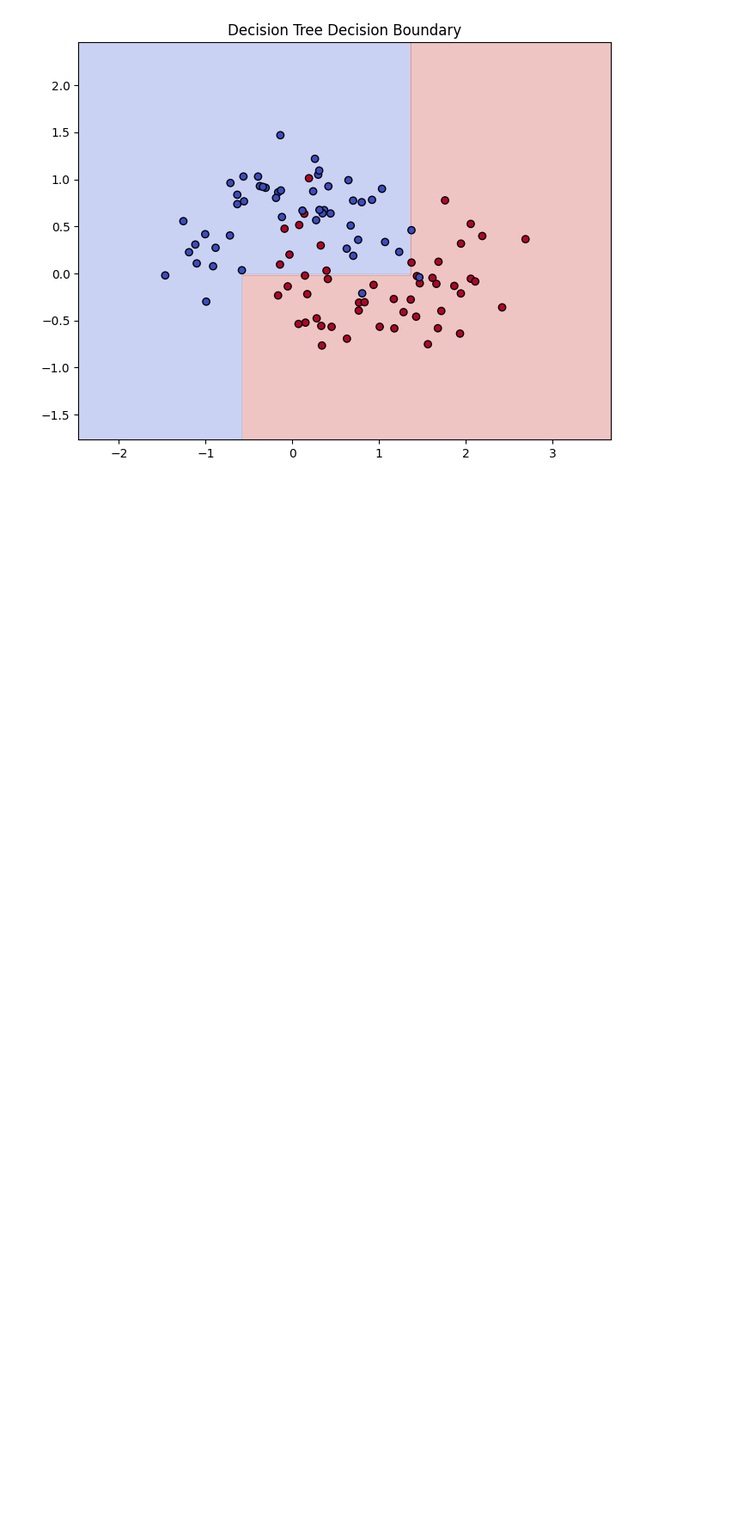
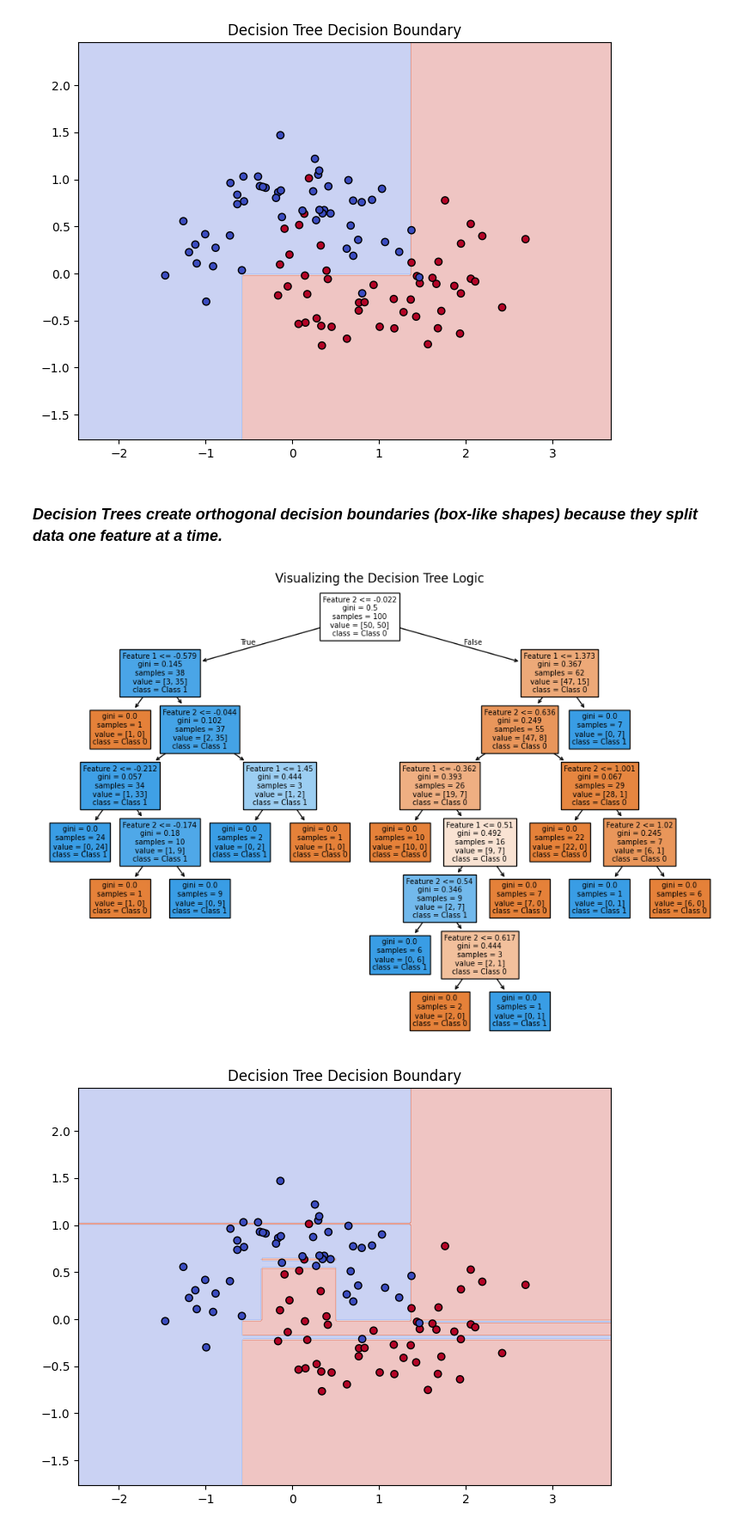
Before and after one commit to Plabss/ML-Journey, a Jupyter notebook: Supervised_Learning/05_Decision_Trees.ipynb, the cells around one changed output. Shown: that part at 86% size. Cells and saved outputs as stored; diff of their text form; code cells hidden in the pictures; blank space fills up the shorter version.

```diff
--- a/Supervised_Learning/05_Decision_Trees.ipynb
+++ b/Supervised_Learning/05_Decision_Trees.ipynb
@@ -37,3 +37,44 @@ plt.show()
 # %% [output]
 [figure]
 [figure]
+# %% [markdown]
+### ***Decision Trees create orthogonal decision boundaries (box-like shapes) because they split data one feature at a time.***
+# %%
+import numpy as np
+import matplotlib.pyplot as plt
+from sklearn.tree import DecisionTreeClassifier, plot_tree
+from sklearn.datasets import make_moons
+
+# 1. Generate Non-Linear Data (The "Moons" dataset)
+# This creates two swirling moon shapes that a straight line cannot separate
+X, y = make_moons(n_samples=100, noise=0.25, random_state=42)
+
+# 2. Train Decision Tree
+# max_depth=3 means it can only ask 3 levels of questions (prevents overfitting)
+tree_clf = DecisionTreeClassifier(random_state=42)
+tree_clf.fit(X, y)
+
+# 3. Visualize the Tree Logic
+plt.figure(figsize=(12, 8))
+plot_tree(tree_clf, feature_names=['Feature 1', 'Feature 2'], class_names=['Class 0', 'Class 1'], filled=True)
+plt.title("Visualizing the Decision Tree Logic")
+plt.show()
+
+# 4. Visualize the Decision Boundary
+# (Re-using our grid plotting logic)
+x_min, x_max = X[:, 0].min() - 1, X[:, 0].max() + 1
+y_min, y_max = X[:, 1].min() - 1, X[:, 1].max() + 1
+xx, yy = np.meshgrid(np.arange(x_min, x_max, 0.02),
+                     np.arange(y_min, y_max, 0.02))
+
+Z = tree_clf.predict(np.c_[xx.ravel(), yy.ravel()])
+Z = Z.reshape(xx.shape)
+
+plt.figure(figsize=(8, 6))
+plt.contourf(xx, yy, Z, alpha=0.3, cmap='coolwarm')
+plt.scatter(X[:, 0], X[:, 1], c=y, edgecolors='k', cmap='coolwarm')
+plt.title("Decision Tree Decision Boundary")
+plt.show()
+# %% [output]
+[figure, added]
+[figure, added]
```
Also changed, not shown: 1 other file.
